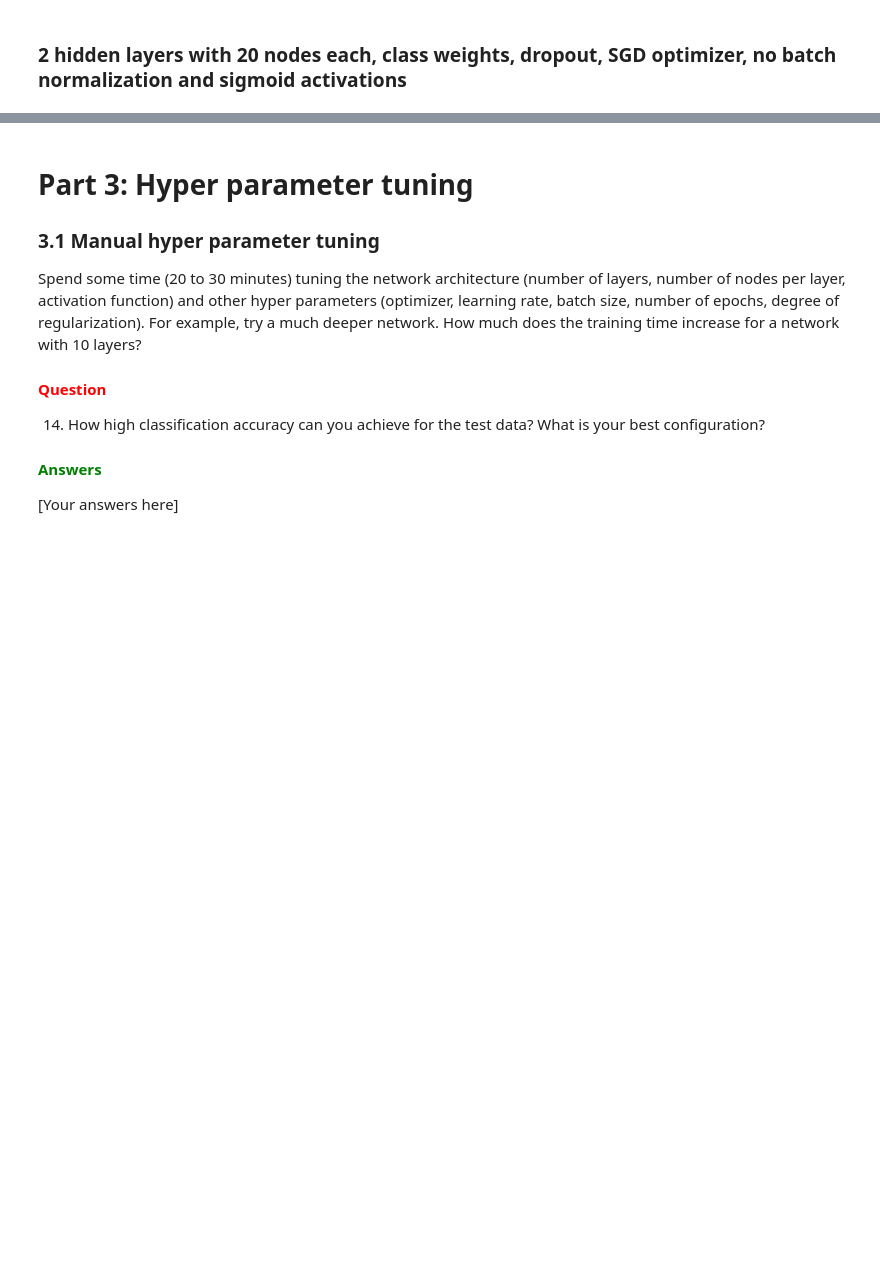
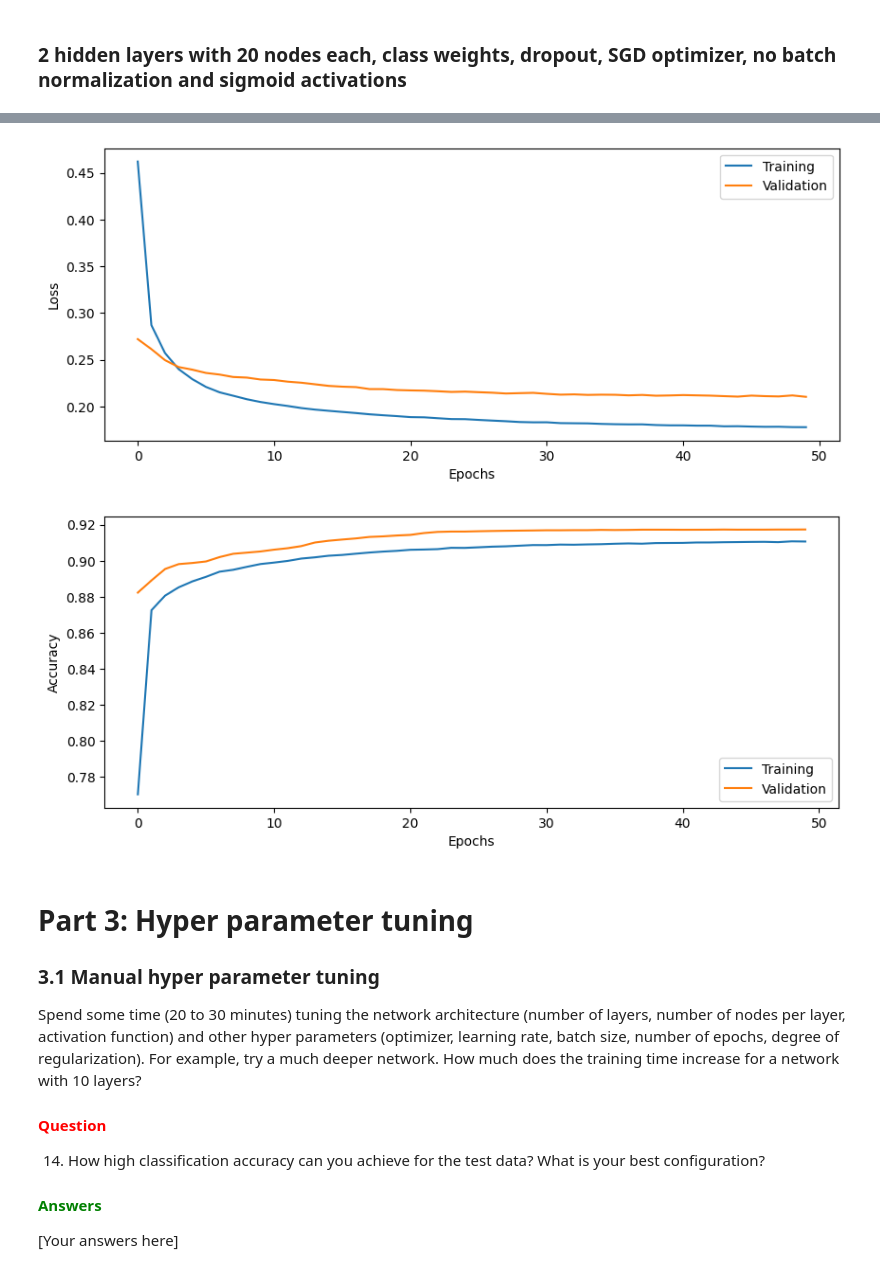
Before and after one commit to jakli758/dl_lab1, a Jupyter notebook: lab2/DNN_Lab.ipynb, the cells around one changed output, grey strips where cells are left out. Drawn from its saved outputs; the diff is of its cells as text; code cells hidden in the pictures; blank space fills up the shorter version.

```diff
--- a/lab2/DNN_Lab.ipynb
+++ b/lab2/DNN_Lab.ipynb
@@ -670,17 +799,34 @@ Add a Dropout layer after each Dense layer (but not after the final dense layer)
 # %% [markdown]
 ### 2 hidden layers with 20 nodes each, class weights, dropout, SGD optimizer, no batch normalization and sigmoid activations
 # %%
+epochs = 50
+
+
 # --------------------------------------------
 # === Your code here =========================
 # --------------------------------------------
 
 # Build and train model
-model9 = ???
+model_config = {
+    'learning_rate': learning_rate,
+    'input_shape': input_shape,
+    'loss': loss,
+    'act_fun': 'sigmoid',
+    'n_hidden_layers': 2,
+    'n_hidden_units': 20,
+    'use_dropout': True
+}
 
-history9 = ???
+train_config = {
+    'batch_size': batch_size,
+    'epochs': epochs,
+    'class_weight': class_weights
+}
+
+history9 = train_DNN( model_config, (Xtrain, Ytrain, Xval, Yval), train_config)
 
 # Evaluate model on test data
-score = ???
+score = history9.model.evaluate(Xtest, Ytest)
 
 # ============================================
 
@@ -689,3 +835,4 @@ print('Test accuracy: %.4f' % score[1])
 
 # Plot the history from the training run
 plot_results(history9)
+# %% [output]
@@ -692,3 +856,5 @@ plot_results(history9)
+[figure, added]
+[figure, added]
 # %% [markdown]
 # Part 3:  Hyper parameter tuning
 
```
Also changed, not shown: parts of 36 cells of this notebook, 1 other file.
